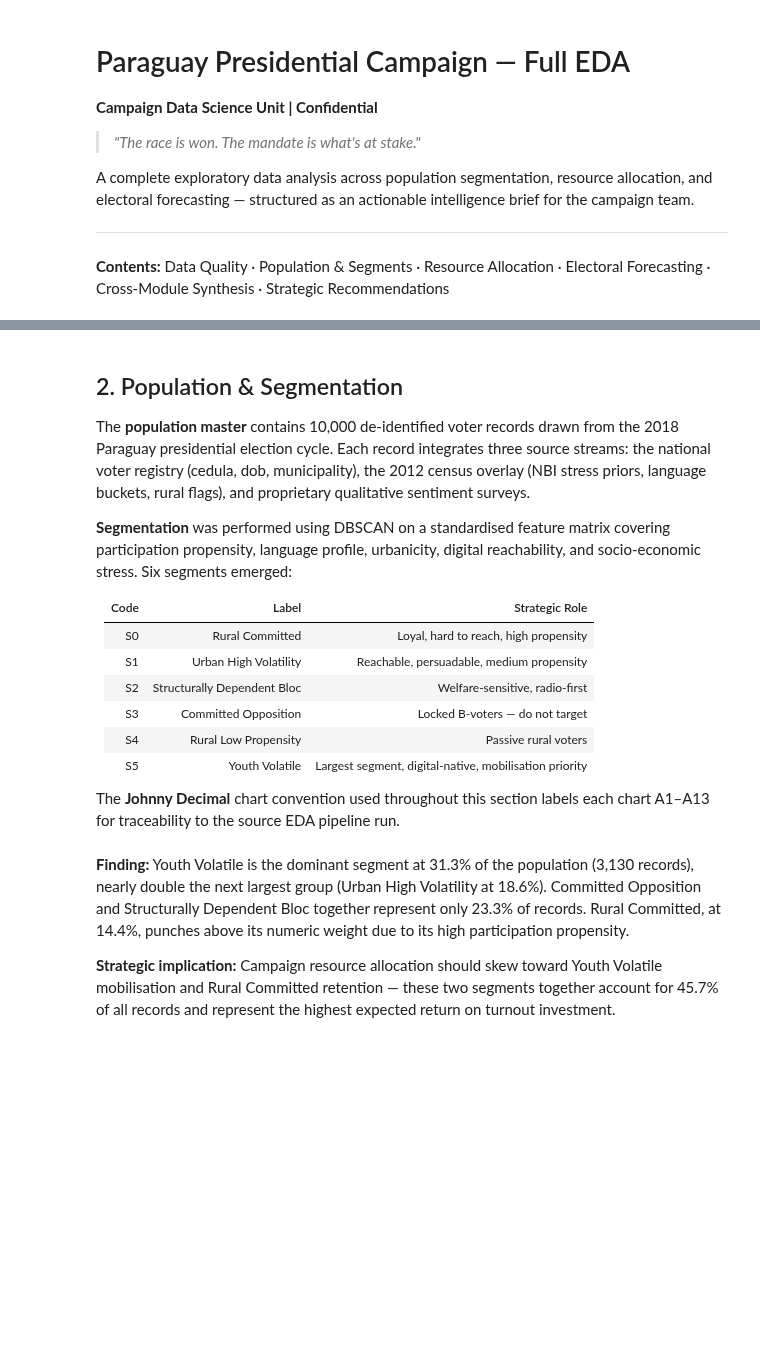
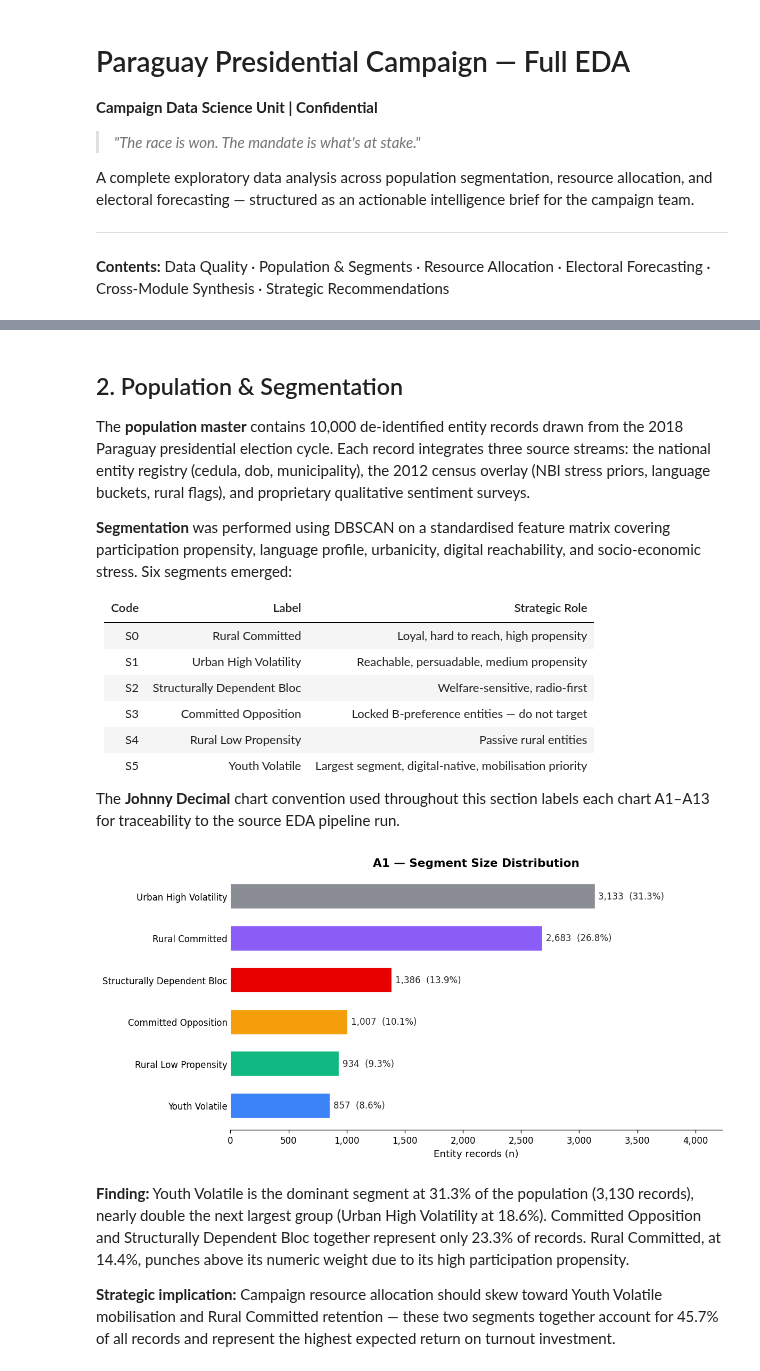
Before and after one commit to RafaelBraga-Kribitz/decision-analytics-reconstruction, a Jupyter notebook: reports/eda/paraguay_election_eda.ipynb, the cells around one changed output, grey strips where cells are left out. Saved outputs shown, nothing was run; the diff lists cells and outputs as text; code cells hidden in the pictures; blank space fills up the shorter version.

```diff
--- a/reports/eda/paraguay_election_eda.ipynb
+++ b/reports/eda/paraguay_election_eda.ipynb
@@ -188,7 +225,7 @@ if all_zero:
 # %% [markdown]
 ## 2. Population & Segmentation
 
-The **population master** contains 10,000 de-identified voter records drawn from the 2018 Paraguay presidential election cycle. Each record integrates three source streams: the national voter registry (cedula, dob, municipality), the 2012 census overlay (NBI stress priors, language buckets, rural flags), and proprietary qualitative sentiment surveys.
+The **population master** contains 10,000 de-identified entity records drawn from the 2018 Paraguay presidential election cycle. Each record integrates three source streams: the national entity registry (cedula, dob, municipality), the 2012 census overlay (NBI stress priors, language buckets, rural flags), and proprietary qualitative sentiment surveys.
 
 **Segmentation** was performed using DBSCAN on a standardised feature matrix covering participation propensity, language profile, urbanicity, digital reachability, and socio-economic stress. Six segments emerged:
 
@@ -197,40 +234,42 @@ The **population master** contains 10,000 de-identified voter records drawn from
 | S0 | Rural Committed | Loyal, hard to reach, high propensity |
 | S1 | Urban High Volatility | Reachable, persuadable, medium propensity |
 | S2 | Structurally Dependent Bloc | Welfare-sensitive, radio-first |
-| S3 | Committed Opposition | Locked B-voters — do not target |
-| S4 | Rural Low Propensity | Passive rural voters |
+| S3 | Committed Opposition | Locked B-preference entities — do not target |
+| S4 | Rural Low Propensity | Passive rural entities |
 | S5 | Youth Volatile | Largest segment, digital-native, mobilisation priority |
 
 The **Johnny Decimal** chart convention used throughout this section labels each chart A1–A13 for traceability to the source EDA pipeline run.
 # %%
 
 # A1 — Segment Size Distribution
 seg_counts = pop["segment_label"].value_counts().sort_values()
 seg_labels = [s.replace("_", " ").title() for s in seg_counts.index]
 pcts       = seg_counts / seg_counts.sum() * 100
 
 fig, ax = plt.subplots(figsize=(10, 5), facecolor="white")
 colors_ordered = [SEG_COLORS[list(pop["segment_label"].unique()).index(s)
                               if s in pop["segment_label"].unique() else 0]
                   for s in seg_counts.index]
 
 bars = ax.barh(seg_labels, seg_counts.values, color=[SEG_COLORS[i % 6] for i in range(len(seg_counts))],
                height=0.6, edgecolor="white", linewidth=0.8)
 
 for bar, pct, cnt in zip(bars, pcts, seg_counts):
     ax.text(bar.get_width() + 30, bar.get_y() + bar.get_height()/2,
             f"{cnt:,}  ({pct:.1f}%)", va="center", ha="left",
             fontsize=10, color=COLOR["CHARCOAL"])
 
-ax.set_xlabel("Voter Records (n)")
+ax.set_xlabel("Entity records (n)")
 ax.set_ylabel("")
 ax.set_title("A1 — Segment Size Distribution", fontweight=700)
 ax.set_xlim(0, seg_counts.max() * 1.35)
 ax.spines["left"].set_visible(False)
 ax.tick_params(axis="y", length=0)
 ax.xaxis.set_major_formatter(mticker.FuncFormatter(lambda x, _: f"{int(x):,}"))
 plt.tight_layout()
 plt.show()
+# %% [output]
+[figure, added]
 # %% [markdown]
 **Finding:** Youth Volatile is the dominant segment at 31.3% of the population (3,130 records), nearly double the next largest group (Urban High Volatility at 18.6%). Committed Opposition and Structurally Dependent Bloc together represent only 23.3% of records. Rural Committed, at 14.4%, punches above its numeric weight due to its high participation propensity.
 
```
Also changed, not shown: parts of 52 cells of this notebook, 56 other files.
